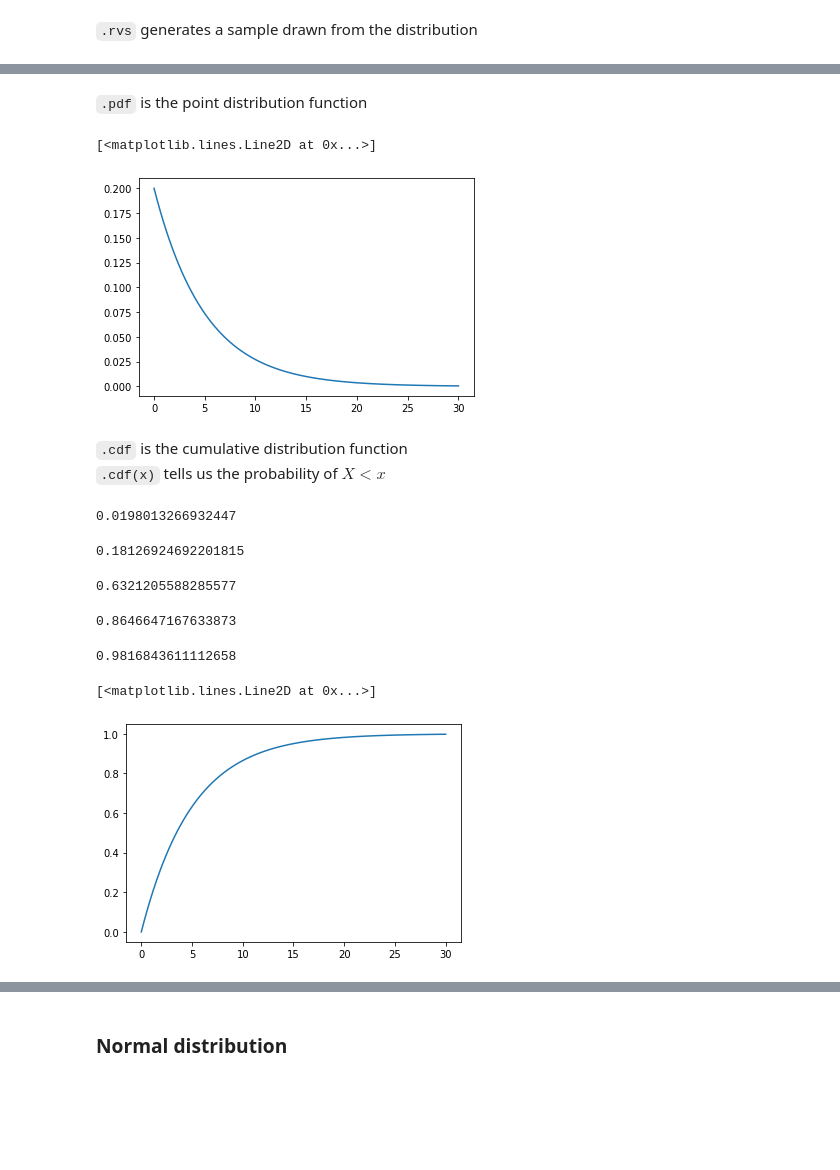
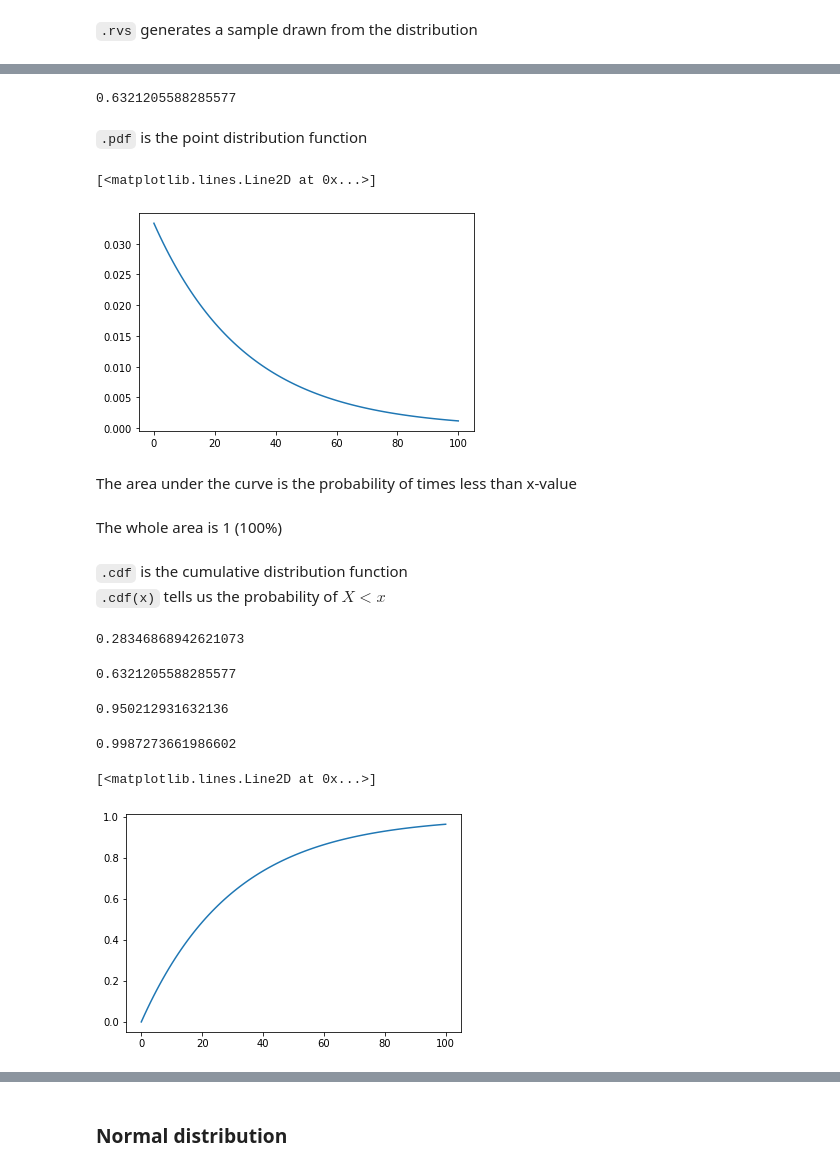
Before and after one commit to Ironhack-Data-Madrid-Enero-2021/Classroom-Materials, a Jupyter notebook: week_05/05-continuous-probability-distributions.ipynb, the cells around one changed output, grey strips where cells are left out. Cells and saved outputs as stored; diff of their text form; code cells hidden in the pictures; blank space fills up the shorter version.

```diff
--- a/week_05/05-continuous-probability-distributions.ipynb
+++ b/week_05/05-continuous-probability-distributions.ipynb
@@ -246,5 +254,5 @@ Lets model patients who arrive on average every $5$ minutes
 # %%
-my_e = expon(scale=5)
+my_e = expon(scale=30)
 # %%
 my_e.mean()
 # %% [output]
@@ -299,43 +297,47 @@ sns.histplot(sample)
+# %%
+my_e.cdf(30)
+# %% [output]
+0.6321205588285577
 # %% [markdown]
 `.pdf` is the point distribution function
 # %%
-x = np.linspace(0, 30, 100)
+x = np.linspace(0, 100, 100)
 y = my_e.pdf(x)
 fig, ax = plt.subplots(1, 1)
 ax.plot(x,y)
 # %% [output]
 [<matplotlib.lines.Line2D at 0x...>]
-[figure, old version]
+[figure, new version]
+# %% [markdown]
+The area under the curve is the probability of times less than x-value
+# %% [markdown]
+The whole area is 1 (100%)
 # %% [markdown]
 `.cdf` is the cumulative distribution function
 `.cdf(x)` tells us the probability of $X<x$
-# %%
-my_e.cdf(0.1)
-# %% [output]
-0.0198013266932447
-# %%
-my_e.cdf(1)
-# %% [output]
-0.18126924692201815
-# %%
-my_e.cdf(5)
-# %% [output]
-0.6321205588285577
 # %%
 my_e.cdf(10)
 # %% [output]
-0.8646647167633873
+0.28346868942621073
 # %%
-my_e.cdf(20)
+my_e.cdf(30)
 # %% [output]
-0.9816843611112658
+0.6321205588285577
+# %%
+my_e.cdf(90)
+# %% [output]
+0.950212931632136
+# %%
+my_e.cdf(200)
+# %% [output]
+0.9987273661986602
 # %%
-x = np.linspace(0, 30, 100)
+x = np.linspace(0, 100, 100)
 y = my_e.cdf(x)
 fig, ax = plt.subplots(1, 1)
 ax.plot(x,y)
 # %% [output]
 [<matplotlib.lines.Line2D at 0x...>]
-[figure, old version]
+[figure, new version]
 # %%
 my_uniform.mean()
```
Also changed, not shown: parts of 44 cells of this notebook, 1 other file.
